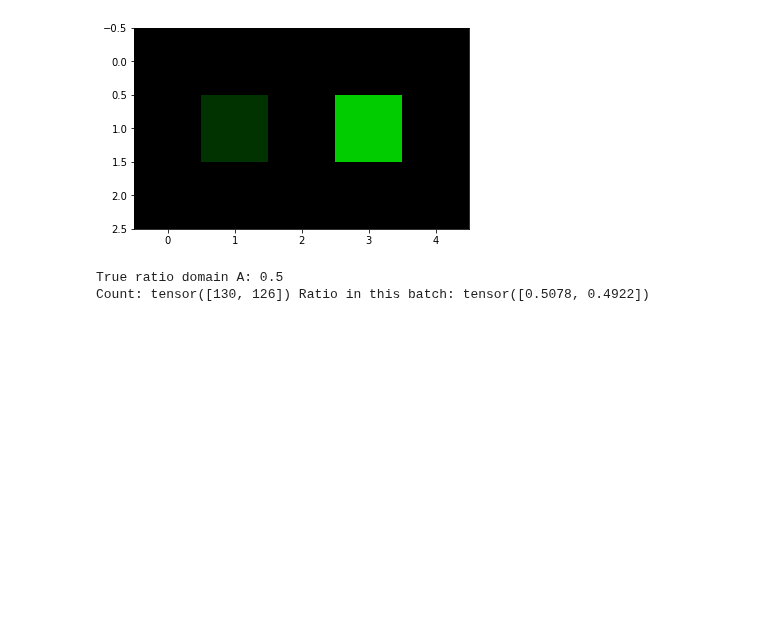
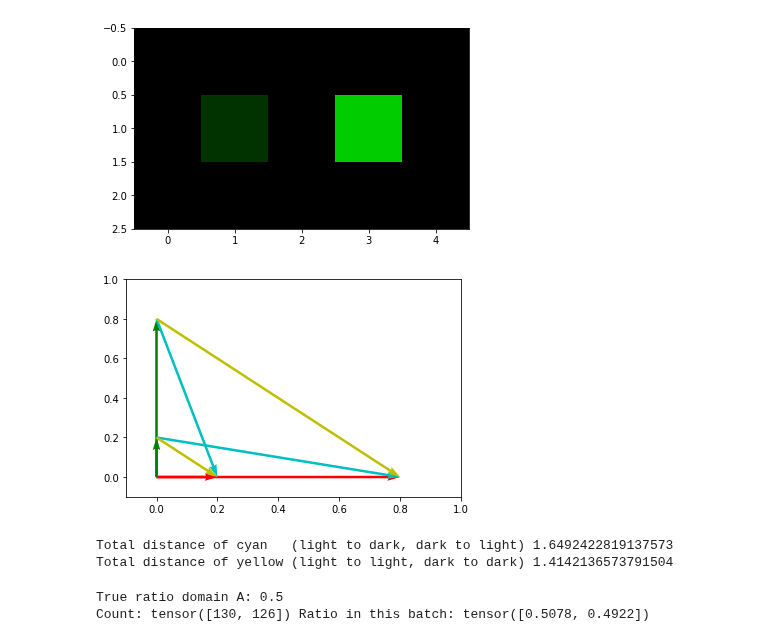
Before and after one commit to MichelleAppel/distribution-aware-image-to-image-translation, a Jupyter notebook: importance_sampling/toy_example_cyclegan.ipynb, the cells around one changed output. Drawn from its saved outputs; the diff is of its cells as text; code cells hidden in the pictures; blank space fills up the shorter version.

Commit message:
distance plot

```diff
--- a/importance_sampling/toy_example_cyclegan.ipynb
+++ b/importance_sampling/toy_example_cyclegan.ipynb
@@ -135,6 +135,27 @@ visualize_img_batch(dataset_B.example_imgs)
 # %% [output]
 [figure]
 [figure]
+# %%
+R = dataset_A.example_imgs[:, :2].squeeze()
+G = dataset_B.example_imgs[:, :2].squeeze()
+sem1 = torch.stack((R[1], R[0]))-G
+sem2 = R-G
+
+plt.quiver([0, 0], [0, 0], R[:, 0], R[:, 1], angles='xy', scale_units='xy', color=['r', 'r'], scale=1)
+plt.quiver([0, 0], [0, 0], G[:, 0], G[:, 1], angles='xy', scale_units='xy', color=['g', 'g'], scale=1)
+plt.quiver(G[:, 0], G[:, 1], sem1[:, 0], sem1[:, 1], angles='xy', scale_units='xy', color=['c', 'c'], scale=1)
+plt.quiver(G[:, 0], G[:, 1], sem2[:, 0], sem2[:, 1], angles='xy', scale_units='xy', color=['y', 'y'], scale=1)
+
+plt.xlim(-0.1, 1)
+plt.ylim(-0.1, 1)
+plt.show()
+
+print('Total distance of cyan   (light to dark, dark to light)', ((sem1[:, 0]**2 + sem1[:, 1]**2)**0.5).sum().item())
+print('Total distance of yellow (light to light, dark to dark)', ((sem2[:, 0]**2 + sem2[:, 1]**2)**0.5).sum().item())
+# %% [output]
+[figure, added]
+Total distance of cyan   (light to dark, dark to light) 1.6492422819137573
+Total distance of yellow (light to light, dark to dark) 1.4142136573791504
 # %%
 def plot_hist(data):
     data = data.view(3, -1).sum(0)
```
Also changed, not shown: parts of 1 cell of this notebook.
